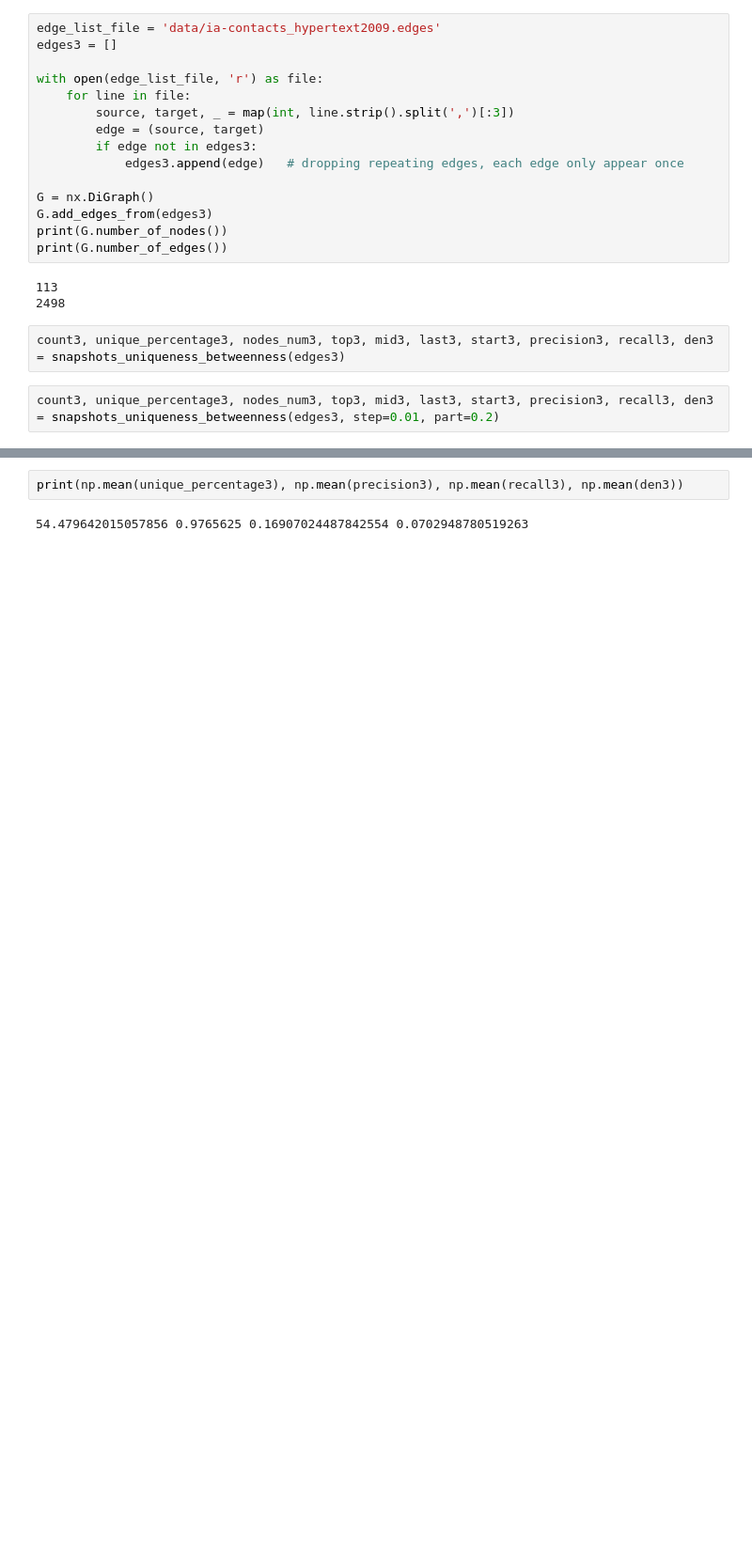
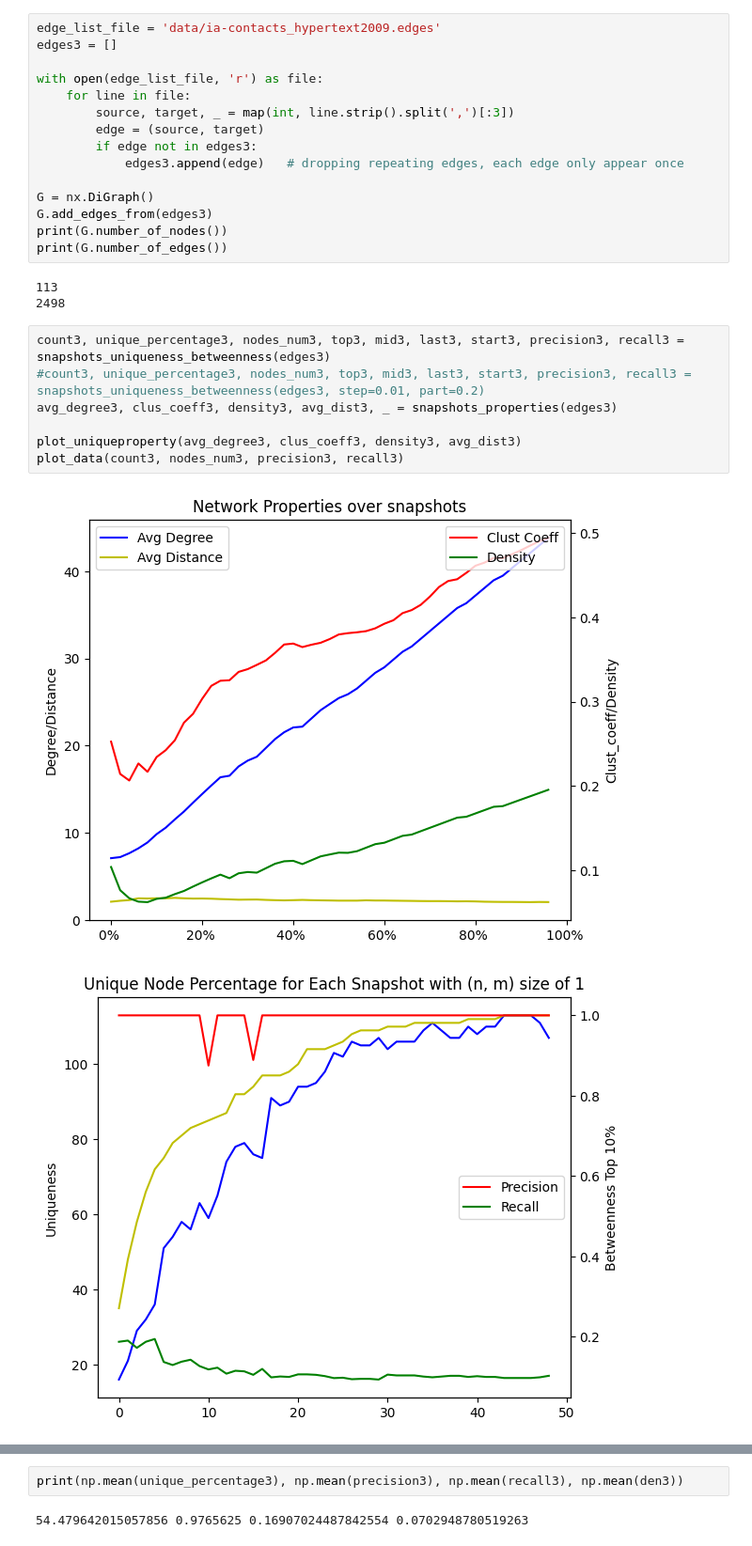
Before and after one commit to JaviAnton/tempo-network-anonymity, a Jupyter notebook: igraphver.ipynb, the cells around one changed output, grey strips where cells are left out. Shown at 94% size. Drawn from its saved outputs; the diff is of its cells as text; blank space fills up the shorter version.

```diff
--- a/igraphver.ipynb
+++ b/igraphver.ipynb
@@ -454,7 +450,13 @@ print(G.number_of_edges())
 # %% [output]
 113
 2498
-# %%
-count3, unique_percentage3, nodes_num3, top3, mid3, last3, start3, precision3, recall3, den3 = snapshots_uniqueness_betweenness(edges3)
 # %%
-count3, unique_percentage3, nodes_num3, top3, mid3, last3, start3, precision3, recall3, den3 = snapshots_uniqueness_betweenness(edges3, step=0.01, part=0.2)
+count3, unique_percentage3, nodes_num3, top3, mid3, last3, start3, precision3, recall3 = snapshots_uniqueness_betweenness(edges3)
+#count3, unique_percentage3, nodes_num3, top3, mid3, last3, start3, precision3, recall3 = snapshots_uniqueness_betweenness(edges3, step=0.01, part=0.2)
+avg_degree3, clus_coeff3, density3, avg_dist3, _ = snapshots_properties(edges3)
+
+plot_uniqueproperty(avg_degree3, clus_coeff3, density3, avg_dist3)
+plot_data(count3, nodes_num3, precision3, recall3)
+# %% [output]
+[figure, added]
+[figure, added]
```
Also changed, not shown: parts of 24 cells of this notebook.
